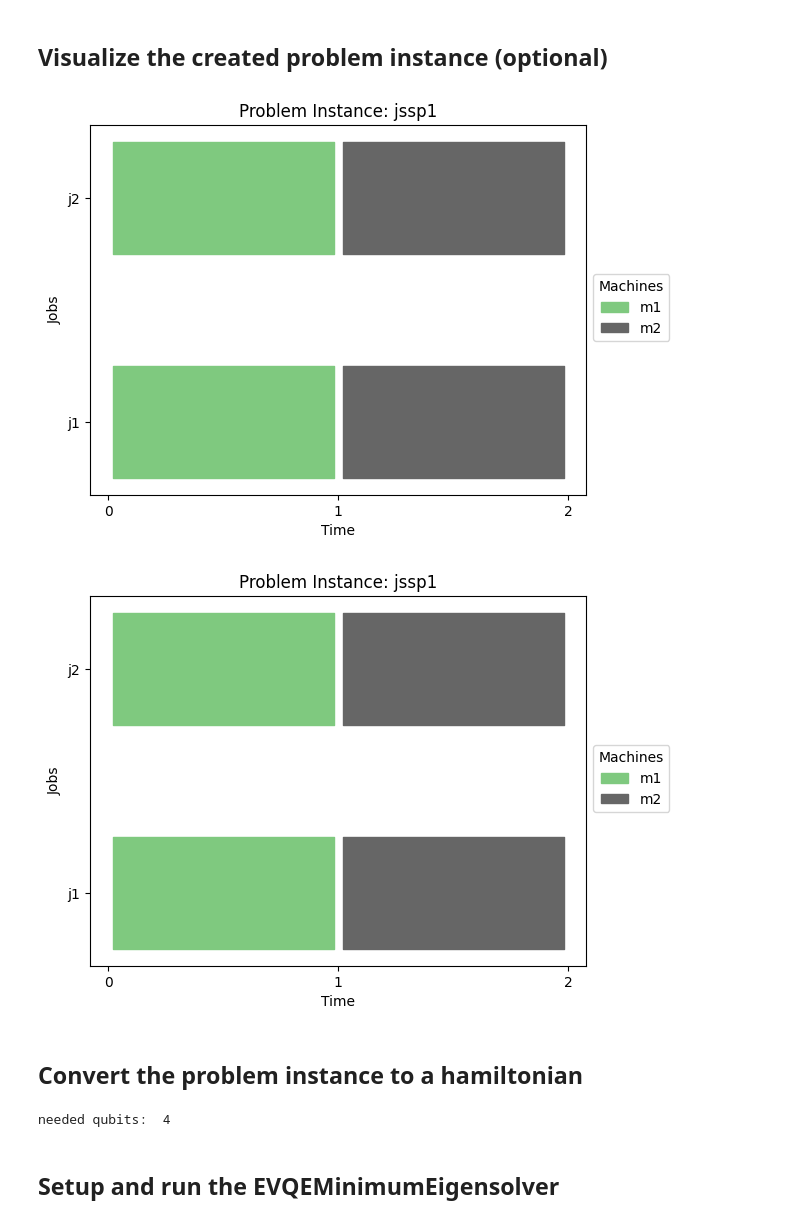
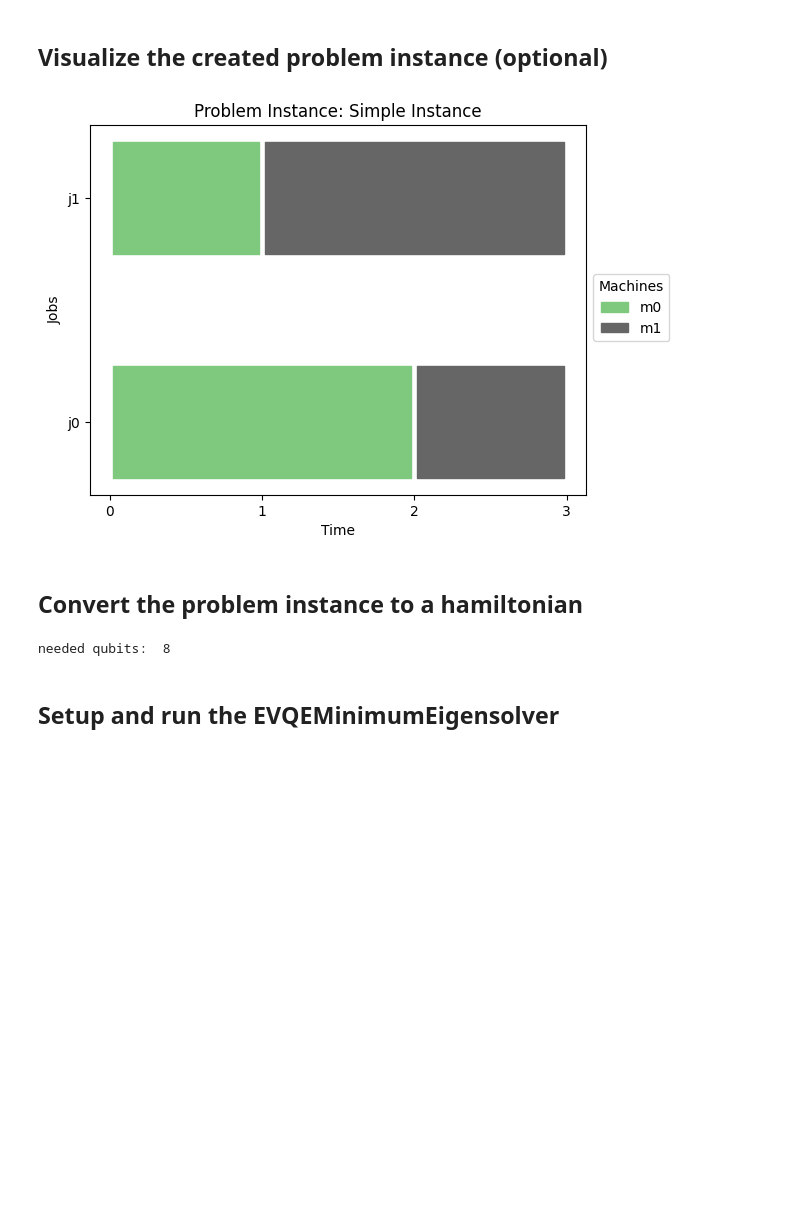
Before and after one commit to DLR-RB/QUEASARS, a Jupyter notebook: examples/using_the_ibm_runtime.ipynb, the cells around one changed output. Cells and saved outputs as stored; diff of their text form; code cells hidden in the pictures; blank space fills up the shorter version.

```diff
--- a/examples/using_the_ibm_runtime.ipynb
+++ b/examples/using_the_ibm_runtime.ipynb
@@ -10,16 +10,14 @@ sys.path.append(str(main_directory))
 # %%
 from queasars.job_shop_scheduling.problem_instances import Machine, Operation, Job, JobShopSchedulingProblemInstance
 
-machines = (Machine(name="m1"), Machine(name="m2"))
+machines = (Machine(name="m0"), Machine(name="m1"))
+
+j0op1 = Operation(name="j0op0", machine=machines[0], processing_duration=2, job_name="j0")
+j0op2 = Operation(name="j0op1", machine=machines[1], processing_duration=1, job_name="j0")
+job0 = Job(name="j0", operations=(j0op1, j0op2))
 
 j1op1 = Operation(name="j1op1", machine=machines[0], processing_duration=1, job_name="j1")
-j1op2 = Operation(name="j1op2", machine=machines[1], processing_duration=1, job_name="j1")
+j1op2 = Operation(name="j1op2", machine=machines[1], processing_duration=2, job_name="j1")
 job1 = Job(name="j1", operations=(j1op1, j1op2))
 
-j2op1 = Operation(name="j2op1", machine=machines[0], processing_duration=1, job_name="j2")
-j2op2 = Operation(name="j2op2", machine=machines[1], processing_duration=1, job_name="j2")
-job2 = Job(name="j2", operations=(j2op1, j2op2))
-
-jssp_instance = JobShopSchedulingProblemInstance(name="jssp1", machines=machines, jobs=(job1, job2))
-
-print(jssp_instance)
+jssp_instance = JobShopSchedulingProblemInstance(name="Simple Instance", machines=machines, jobs=(job0, job1))
@@ -40,19 +26,18 @@ jssp1
 # %%
 from queasars.job_shop_scheduling.visualization import plot_jssp_problem_instance_gantt
 
-plot_jssp_problem_instance_gantt(problem_instance=jssp_instance)
+plot = plot_jssp_problem_instance_gantt(problem_instance=jssp_instance)
 # %% [output]
-[figure, old version]
+[figure, new version]
-[figure, removed]
 # %% [markdown]
 ## Convert the problem instance to a hamiltonian
 # %%
 from queasars.job_shop_scheduling.domain_wall_hamiltonian_encoder import JSSPDomainWallHamiltonianEncoder
 
-encoder = JSSPDomainWallHamiltonianEncoder(jssp_instance=jssp_instance, makespan_limit=3, max_opt_value=100, opt_all_operations_share=0.19, encoding_penalty=319, overlap_constraint_penalty=319, precedence_constraint_penalty=275)
+encoder = JSSPDomainWallHamiltonianEncoder(jssp_instance=jssp_instance, makespan_limit=5, opt_all_operations_share=0.19, max_opt_value=100, encoding_penalty=319, overlap_constraint_penalty=319, precedence_constraint_penalty=275)
 
 print("needed qubits: ", encoder.n_qubits)
 
 hamiltonian = encoder.get_problem_hamiltonian()
 # %% [output]
-needed qubits:  4
+needed qubits:  8
```
Also changed, not shown: parts of 8 cells of this notebook, 4 other files.
